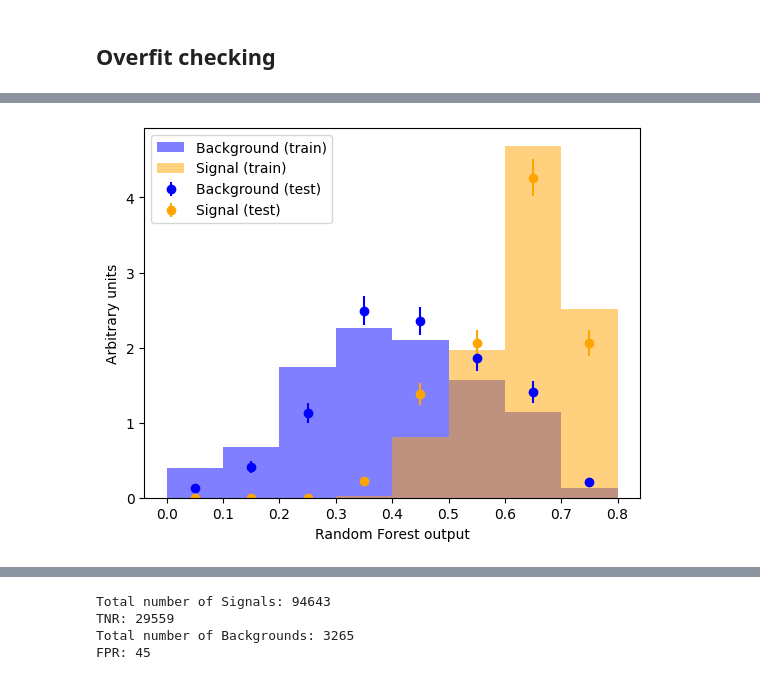
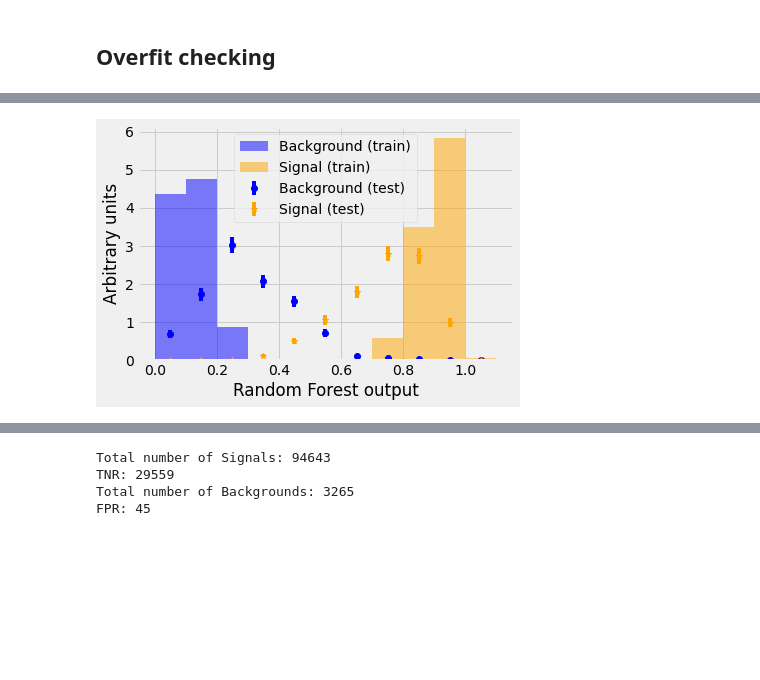
Before and after one commit to mghasemi19/TopFC, a Jupyter notebook: BDT_weight/RF_TopFC_main_bkg_analysis.ipynb, the cells around one changed output, grey strips where cells are left out. Saved outputs shown, nothing was run; the diff lists cells and outputs as text; code cells hidden in the pictures; blank space fills up the shorter version.

```diff
--- a/BDT_weight/RF_TopFC_main_bkg_analysis.ipynb
+++ b/BDT_weight/RF_TopFC_main_bkg_analysis.ipynb
@@ -287,7 +275,8 @@ import time
 start = time.time() # time at start of whole processing
 
 # the parameters for initializing are called hyperprameters
-RF_clf = RandomForestClassifier(criterion='gini', max_depth=8, n_estimators=1000, random_state=420) # initialise your random forest classifier
+#RF_clf = RandomForestClassifier(criterion='gini', max_depth=8, n_estimators=1000, random_state=420) # initialise your random forest classifier
+RF_clf = RandomForestClassifier(random_state=420) # initialise your random forest classifier
 RF_clf.fit(X_train_val, Y_train_val) # fit to the training data
 elapsed = time.time() - start # time after whole processing
 print("Time taken: "+str(round(elapsed,1))+"s") # print total time taken to process every file
@@ -336,5 +347,5 @@ weighted avg       0.82      0.81      0.80      6765
 # %%
-plt.style.use('default')
+#plt.style.use('default')
 
 # add RF probability
 y_tot_prob_RF = RF_clf.predict_proba(scaler.transform(X))[:,1]
@@ -402,6 +413,6 @@ Variable: elecPHI              Importance: 0.02
 # %%
 # Set the style
-plt.style.use('fivethirtyeight')
+#plt.style.use('fivethirtyeight')
 
 # list of x locations for plotting
 x_values = list(range(len(importances)))
@@ -848,22 +971,9 @@ for x1,y1 in ((X_train_val, Y_train_val), (X_test, Y_test)):
 # %%
-import torch # import PyTorch
-import torch.nn as nn # import PyTorch neural network
-import torch.nn.functional as F # import PyTorch neural network functional
-from torch.autograd import Variable # create variable from tensor
-import torch.utils.data as Data # create data from tensors
-
 def compare_train_test(clf, X_train, y_train, X_test, y_test, xlabel):
     decisions = [] # list to hold decisions of classifier
     for X,y in ((X_train, y_train), (X_test, y_test)): # train and test
-        if hasattr(clf, "predict_proba"): # if predict_proba function exists
-            d1 = clf.predict_proba(X[y<0.5])[:, 1] # background
-            d2 = clf.predict_proba(X[y>0.5])[:, 1] # signal
-        else: # predict_proba function doesn't exist
-            X_tensor = torch.as_tensor(X, dtype=torch.float) # make tensor from X_test_scaled
-            y_tensor = torch.as_tensor(y, dtype=torch.long) # make tensor from y_test
-            X_var, y_var = Variable(X_tensor), Variable(y_tensor) # make variables from tensors
-            d1 = clf(X_var[y_var<0.5])[1][:, 1].cpu().detach().numpy() # background
-            d2 = clf(X_var[y_var>0.5])[1][:, 1].cpu().detach().numpy() # signal
+        d1 = clf.predict_proba(X[y<0.5])[:, 1] # background
+        d2 = clf.predict_proba(X[y>0.5])[:, 1] # signal
         decisions += [d1, d2] # add to list of classifier decision
 
     highest_decision = max(np.max(d) for d in decisions) # get maximum score
@@ -871,51 +981,55 @@ def compare_train_test(clf, X_train, y_train, X_test, y_test, xlabel):
     bin_edge = -0.1 # start counter for bin_edges
     while bin_edge < highest_decision: # up to highest score
         bin_edge += 0.1 # increment
         bin_edges.append(bin_edge)
 
+    # Training plots
     plt.hist(decisions[0], # background in train set
-             bins=bin_edges, # lower and upper range of the bins
-             density=True, # area under the histogram will sum to 1
-             histtype='stepfilled', # lineplot that's filled
-             color='blue', label='Background (train)', # Background (train)
+            bins=bin_edges, # lower and upper range of the bins
+            density=True, # area under the histogram will sum to 1
+            histtype='stepfilled', # lineplot that's filled
+            color='blue', label='Background (train)', # Background (train)
             alpha=0.5 ) # half transparency
-    plt.hist(decisions[1], # background in train set
-             bins=bin_edges, # lower and upper range of the bins
-             density=True, # area under the histogram will sum to 1
-             histtype='stepfilled', # lineplot that's filled
-             color='orange', label='Signal (train)', # Signal (train)
+    plt.hist(decisions[1], # signal in train set
+            bins=bin_edges, # lower and upper range of the bins
+            density=True, # area under the histogram will sum to 1
+            histtype='stepfilled', # lineplot that's filled
+            color='orange', label='Signal (train)', # Signal (train)
             alpha=0.5 ) # half transparency
 
+    # Testing plots
     hist_background, bin_edges = np.histogram(decisions[2], # background test
-                                              bins=bin_edges, # number of bins in function definition
-                                              density=True ) # area under the histogram will sum to 1
+                                            bins=bin_edges, # number of bins in function definition
+                                            density=True ) # area under the histogram will sum to 1
 
     scale = len(decisions[2]) / sum(hist_background) # between raw and normalised
     err_background = np.sqrt(hist_background * scale) / scale # error on test background
 
     width = 0.1 # histogram bin width
     center = (bin_edges[:-1] + bin_edges[1:]) / 2 # bin centres
 
     plt.errorbar(x=center, y=hist_background, yerr=err_background, fmt='o', # circles
-                 c='blue', label='Background (test)' ) # Background (test)
+                c='blue', label='Background (test)' ) # Background (test)
 
     hist_signal, bin_edges = np.histogram(decisions[3], # siganl test
-                                          bins=bin_edges, # number of bins in function definition
-                                          density=True ) # area under the histogram will sum to 1
+                                        bins=bin_edges, # number of bins in function definition
+                                        density=True ) # area under the histogram will sum to 1
+
     scale = len(decisions[3]) / sum(hist_signal) # between raw and normalised
     err_signal = np.sqrt(hist_signal * scale) / scale # error on test background
 
-    plt.errorbar(x=center, y=hist_signal, yerr=err_signal, fmt='o', # circles
-                 c='orange', label='Signal (test)' ) # Signal (test)
+    plt.errorbar(x=center, y=hist_signal, yerr=err_signal, fmt='*', # circles
+                c='orange', label='Signal (test)' ) # Signal (test)
 
     plt.xlabel(xlabel) # write x-axis label
     plt.ylabel("Arbitrary units") # write y-axis label
     plt.legend() # add legend
 
+
 compare_train_test(RF_clf, X_train_val, Y_train_val, X_test, Y_test, 'Random Forest output')
-#compare_train_test(best_random, X_train_val, Y_train_val, X_test, Y_test, 'Random Forest optimized output')
+#new_compare_train_test(best_random, X_train_val, Y_train_val, X_test, Y_test, 'Random Forest optimized output')
 # %% [output]
-[figure, old version]
+[figure, new version]
 # %%
 def new_compare_train_test(clf, X_train, y_train, X_test, y_test, xlabel):
     decisions = [] # list to hold decisions of classifier
```
Also changed, not shown: parts of 22 cells of this notebook, 1 other file.
